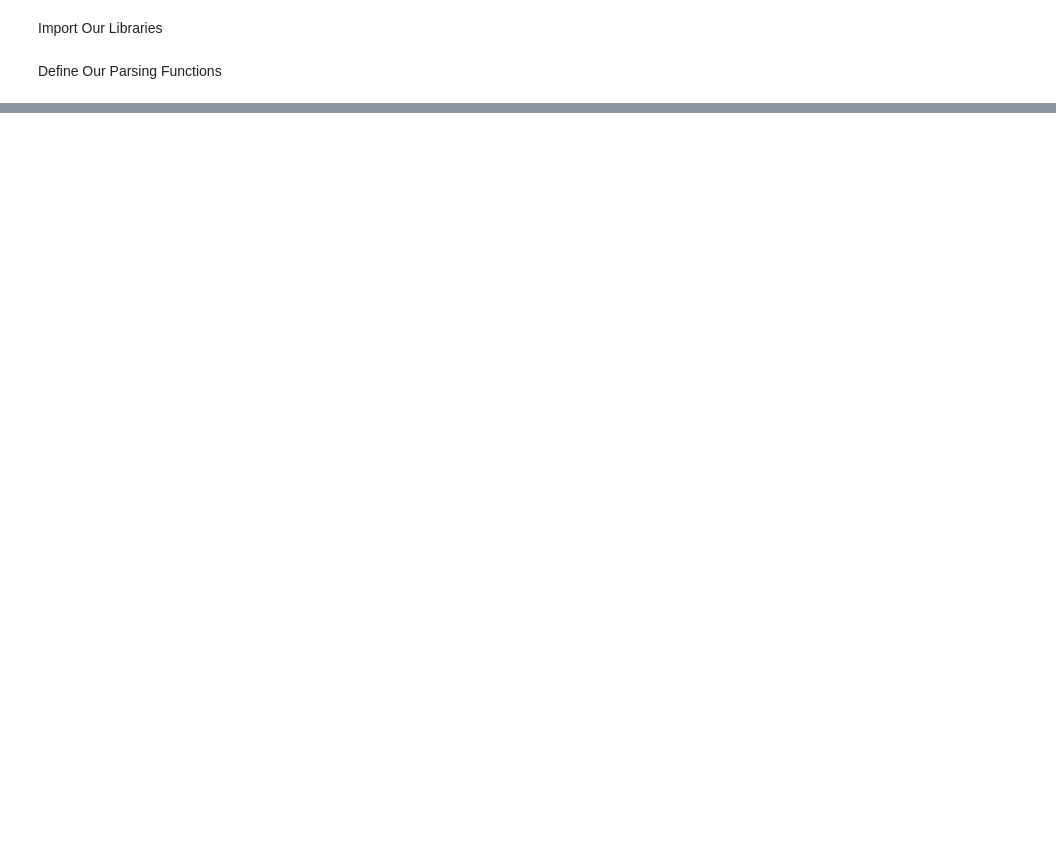
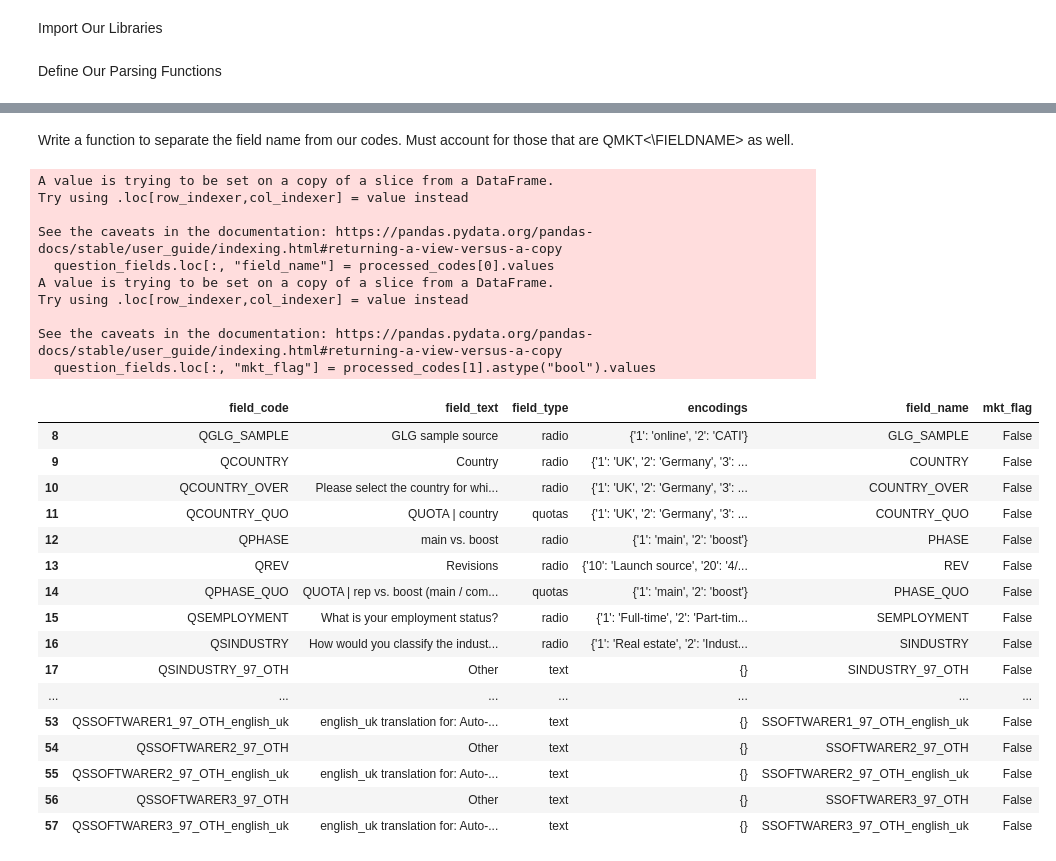
Before and after one commit to OLT2000/Streamlit-main, a Jupyter notebook: data_engineering.ipynb, the cells around one changed output, grey strips where cells are left out. Drawn from its saved outputs; the diff is of its cells as text; code cells hidden in the pictures; blank space fills up the shorter version.

Commit message:
Data Cleaning and Preparation basics. Completed initial implementation for tabular Qs

```diff
--- a/data_engineering.ipynb
+++ b/data_engineering.ipynb
@@ -66,9 +67,9 @@ def parse_table_data(table: List[List]) -> dict:
     encodings = {key: value for key, value in table if key is not None}
 
     return {
-        "column_name": column_name,
-        "column_description": column_description,
-        "column_type": column_type,
+        "field_code": column_name,
+        "field_text": column_description,
+        "field_type": column_type,
         "encodings": encodings,
     }
 
@@ -82,6 +85,6 @@ def load_question_schema(filepath: Path, sheet_name: str) -> List[dict]:
 # %%
-file_path = Path(os.path.cwd()).parent.parent / "survey.xlsx"
+file_path = Path(os.path.abspath("")).parent / "survey.xlsx"
 json_output = load_question_schema(filepath=file_path, sheet_name="Questions")
-question_df = pd.DataFrame.from_records(json_output).drop(columns=["encodings"])
-question_df.head(10)
+survey_df = pd.DataFrame.from_records(json_output)#.drop(columns=["encodings"])
+survey_df.head(10)
 # %% [output]
@@ -88,0 +123,3 @@ AttributeError: module 'ntpath' has no attribute 'pwd'
+# %%
+question_fields = survey_df.loc[survey_df["field_code"].str.startswith("Q")]
+question_fields.head(50)
@@ -88,0 +144,48 @@ AttributeError: module 'ntpath' has no attribute 'pwd'
+# %% [markdown]
+Write a function to separate the field name from our codes.
+Must account for those that are QMKT<\FIELDNAME\> as well.
+# %%
+def field_code_processor(series: str) -> list[str, bool]:
+    code = series["field_code"]
+    if "MKT" in code:
+        _, field_name = code.split("MKT")
+        mkt_flag = True
+
+    else:
+        field_name = code[1:]
+        mkt_flag = False
+
+    return [field_name, mkt_flag]
+# %%
+processed_codes = question_fields[["field_code"]].apply(lambda row: field_code_processor(row), axis=1, result_type="expand")
+question_fields.loc[:, "field_name"] = processed_codes[0].values
+question_fields.loc[:, "mkt_flag"] = processed_codes[1].astype("bool").values
+question_fields.head(50)
+# %% [output]
+A value is trying to be set on a copy of a slice from a DataFrame.
+Try using .loc[row_indexer,col_indexer] = value instead
+
+See the caveats in the documentation: https://pandas.pydata.org/pandas-docs/stable/user_guide/indexing.html#returning-a-view-versus-a-copy
+  question_fields.loc[:, "field_name"] = processed_codes[0].values
+A value is trying to be set on a copy of a slice from a DataFrame.
+Try using .loc[row_indexer,col_indexer] = value instead
+
+See the caveats in the documentation: https://pandas.pydata.org/pandas-docs/stable/user_guide/indexing.html#returning-a-view-versus-a-copy
+  question_fields.loc[:, "mkt_flag"] = processed_codes[1].astype("bool").values
+|  | field_code | field_text | field_type | encodings | field_name | mkt_flag |
+| 8 | QGLG_SAMPLE | GLG sample source | radio | {'1': 'online', '2': 'CATI'} | GLG_SAMPLE | False |
+| 9 | QCOUNTRY | Country | radio | {'1': 'UK', '2': 'Germany', '3': ... | COUNTRY | False |
+| 10 | QCOUNTRY_OVER | Please select the country for whi... | radio | {'1': 'UK', '2': 'Germany', '3': ... | COUNTRY_OVER | False |
+| 11 | QCOUNTRY_QUO | QUOTA | country | quotas | {'1': 'UK', '2': 'Germany', '3': ... | COUNTRY_QUO | False |
+| 12 | QPHASE | main vs. boost | radio | {'1': 'main', '2': 'boost'} | PHASE | False |
+| 13 | QREV | Revisions | radio | {'10': 'Launch source', '20': '4/... | REV | False |
+| 14 | QPHASE_QUO | QUOTA | rep vs. boost (main / com... | quotas | {'1': 'main', '2': 'boost'} | PHASE_QUO | False |
+| 15 | QSEMPLOYMENT | What is your employment status? | radio | {'1': 'Full-time', '2': 'Part-tim... | SEMPLOYMENT | False |
+| 16 | QSINDUSTRY | How would you classify the indust... | radio | {'1': 'Real estate', '2': 'Indust... | SINDUSTRY | False |
+| 17 | QSINDUSTRY_97_OTH | Other | text | {} | SINDUSTRY_97_OTH | False |
+| ... | ... | ... | ... | ... | ... | ... |
+| 53 | QSSOFTWARER1_97_OTH_english_uk | english_uk translation for: Auto-... | text | {} | SSOFTWARER1_97_OTH_english_uk | False |
+| 54 | QSSOFTWARER2_97_OTH | Other | text | {} | SSOFTWARER2_97_OTH | False |
+| 55 | QSSOFTWARER2_97_OTH_english_uk | english_uk translation for: Auto-... | text | {} | SSOFTWARER2_97_OTH_english_uk | False |
+| 56 | QSSOFTWARER3_97_OTH | Other | text | {} | SSOFTWARER3_97_OTH | False |
+| 57 | QSSOFTWARER3_97_OTH_english_uk | english_uk translation for: Auto-... | text | {} | SSOFTWARER3_97_OTH_english_uk | False |
```
Also changed, not shown: parts of 12 cells of this notebook, 1 other file.
